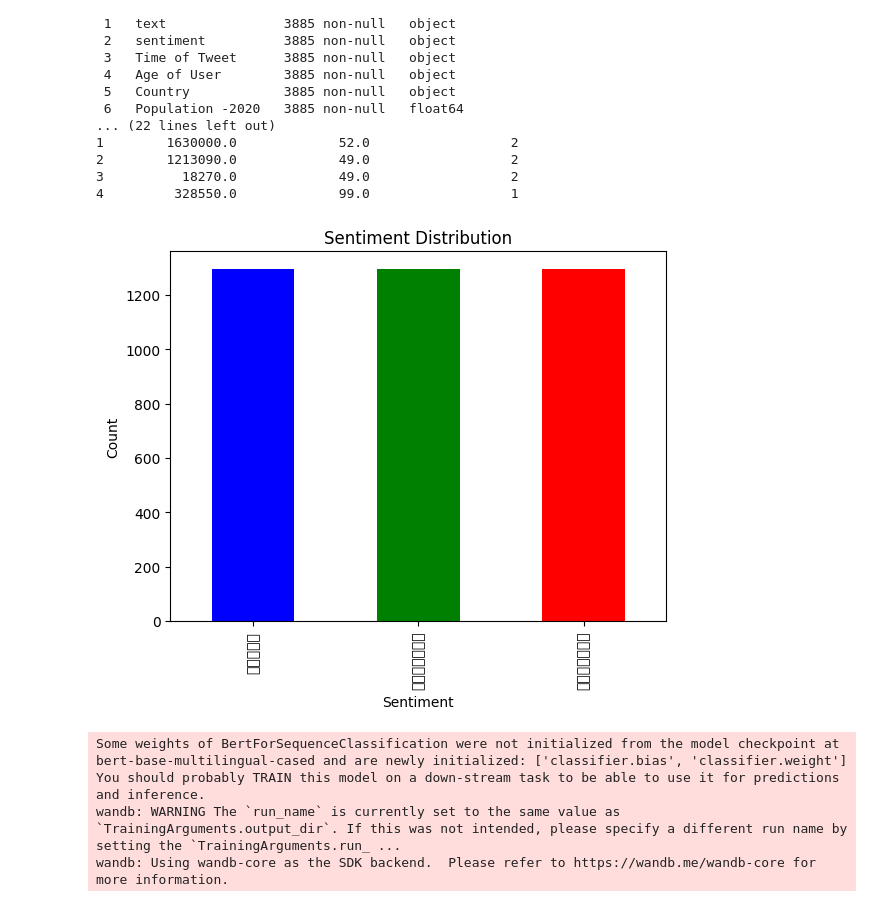
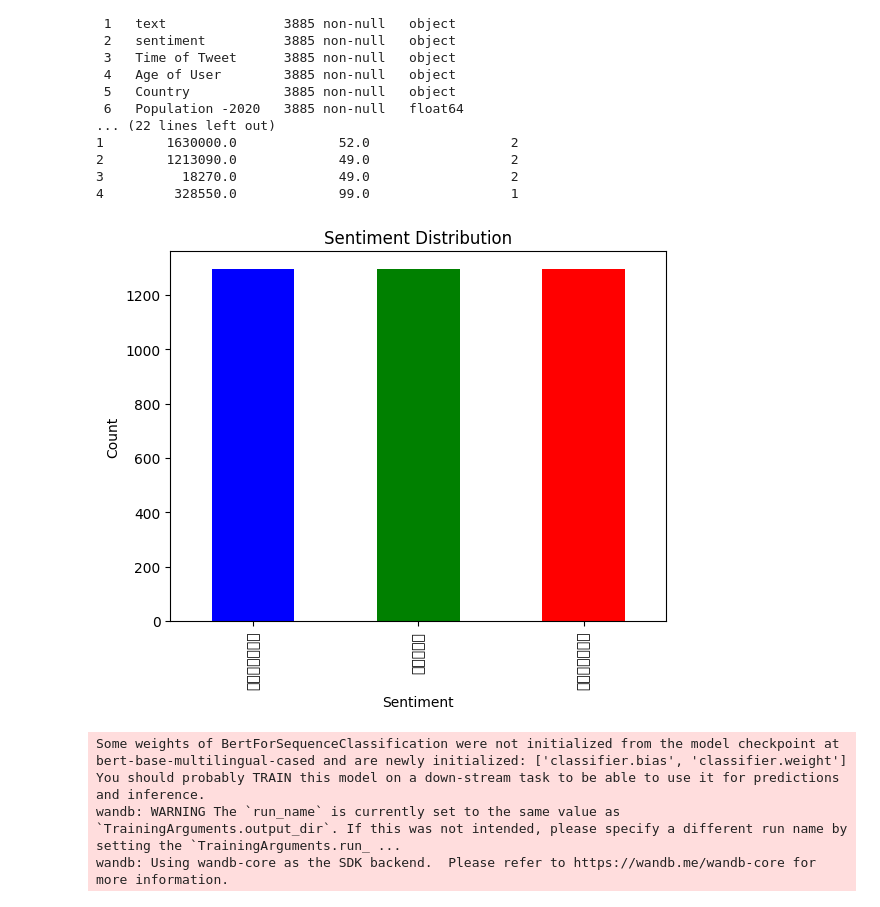
Before and after one commit to sahar-mariam/kannada-sentiment-analysis, a Jupyter notebook: m_BERT_model.ipynb, the cells around one changed output. Saved outputs shown, nothing was run; the diff lists cells and outputs as text; code cells hidden in the pictures.

```diff
--- a/m_BERT_model.ipynb
+++ b/m_BERT_model.ipynb
@@ -58,18 +58,35 @@ Data columns (total 10 columns):
 # %%
 import warnings
 # Ignore all warnings
 warnings.filterwarnings("ignore")
 
 # Exploratory Data Analysis (EDA)
 # visualizing sentiment distribution
-sentiment_counts = df['sentiment'].value_counts()
+"""sentiment_counts = df['sentiment'].value_counts()
 sentiment_counts.plot(kind='bar', color=['blue', 'green', 'red'])
 plt.title('Sentiment Distribution')
 plt.xlabel('Sentiment')
 plt.ylabel('Count')
+plt.show()"""
+
+import matplotlib.pyplot as plt
+
+# Explicitly map sentiments to their desired order
+sentiment_order = ['ಧನಾತ್ಮಕ', 'ತಟಸ್ಥ', 'ಋಣಾತ್ಮಕ']  # Positive, Neutral, Negative
+colors = ['blue', 'green', 'red']  # Colors corresponding to sentiments
+
+# Ensure the sentiment counts are in the correct order
+sentiment_counts = df['sentiment'].value_counts()
+sentiment_counts = sentiment_counts.reindex(sentiment_order)
+
+# Plot the bar chart
+sentiment_counts.plot(kind='bar', color=colors)
+plt.title('Sentiment Distribution')
+plt.xlabel('Sentiment')
+plt.ylabel('Count')
 plt.show()
 # %% [output]
-[figure, old version]
+[figure, new version]
 # %%
 # Data Preparation
 # Preprocess the data for m-BERT
```
